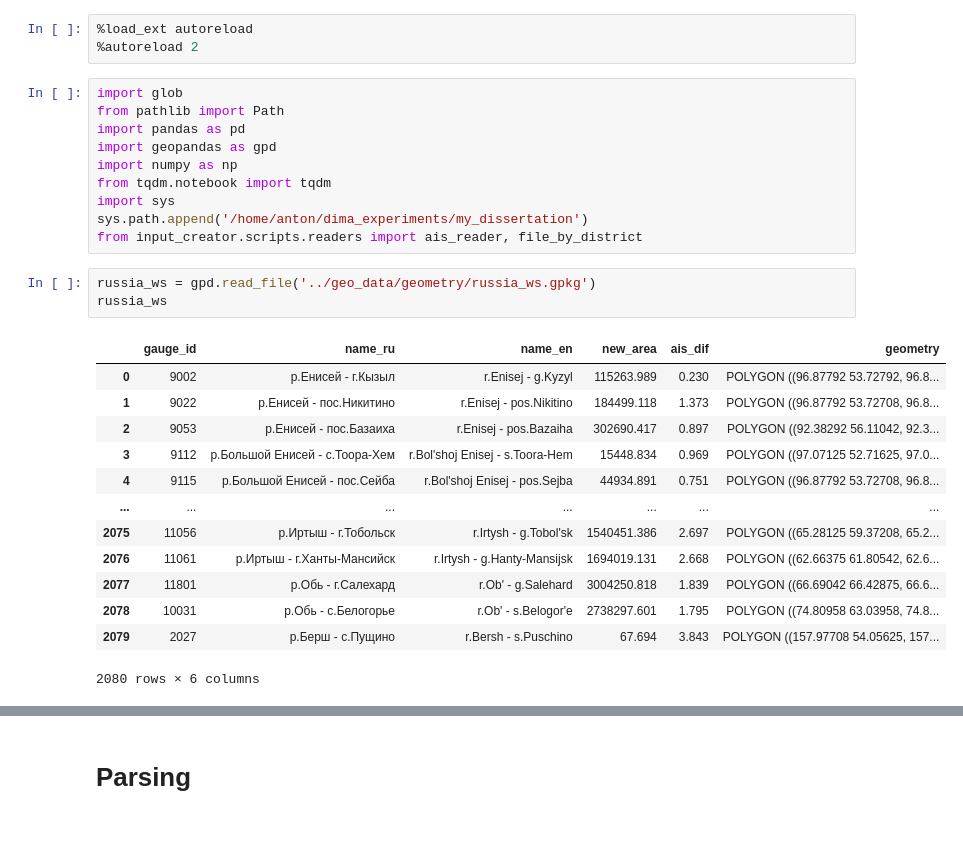
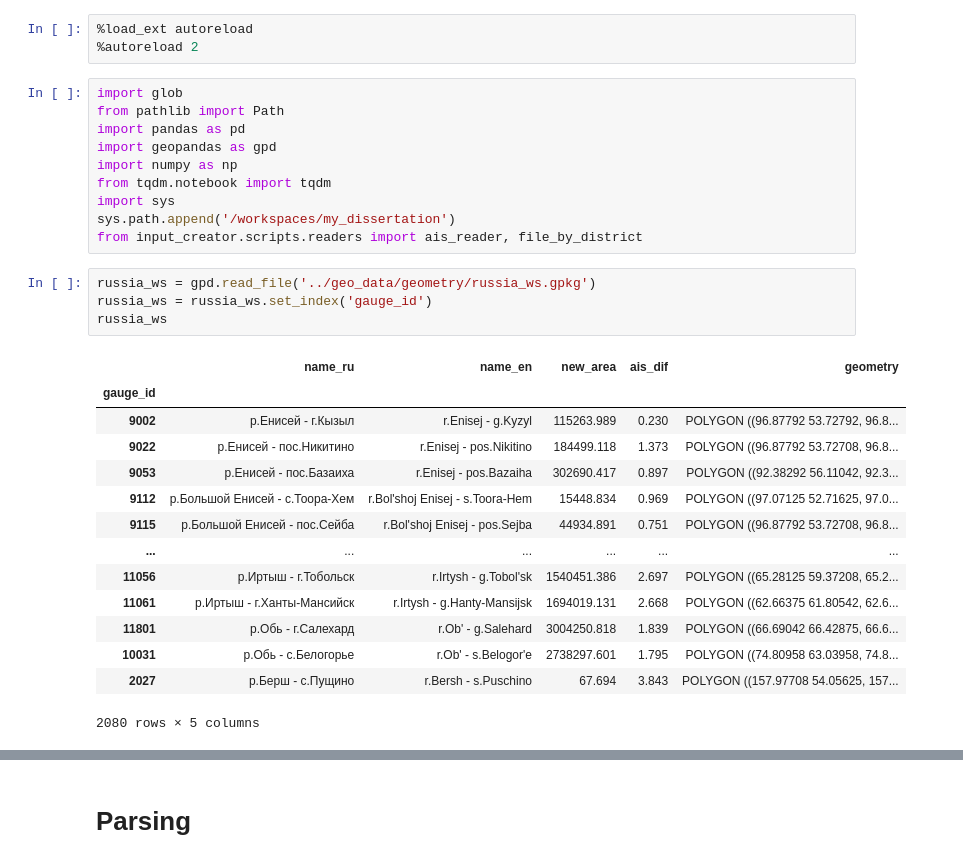
Before and after one commit to dmbrmv/my_dissertation, a Jupyter notebook: ais_parsers/ais_parser.ipynb, the cells around one changed output, grey strips where cells are left out. Saved outputs shown, nothing was run; the diff lists cells and outputs as text; blank space fills up the shorter version.

```diff
--- a/ais_parsers/ais_parser.ipynb
+++ b/ais_parsers/ais_parser.ipynb
@@ -9,22 +9,24 @@ import geopandas as gpd
 import numpy as np
 from tqdm.notebook import tqdm
 import sys
-sys.path.append('/home/anton/dima_experiments/my_dissertation')
+sys.path.append('/workspaces/my_dissertation')
 from input_creator.scripts.readers import ais_reader, file_by_district
 # %%
 russia_ws = gpd.read_file('../geo_data/geometry/russia_ws.gpkg')
+russia_ws = russia_ws.set_index('gauge_id')
 russia_ws
 # %% [output]
-|  | gauge_id | name_ru | name_en | new_area | ais_dif | geometry |
-| 0 | 9002 | р.Енисей - г.Кызыл | r.Enisej - g.Kyzyl | 115263.989 | 0.230 | POLYGON ((96.87792 53.72792, 96.8... |
-| 1 | 9022 | р.Енисей - пос.Никитино | r.Enisej - pos.Nikitino | 184499.118 | 1.373 | POLYGON ((96.87792 53.72708, 96.8... |
-| 2 | 9053 | р.Енисей - пос.Базаиха | r.Enisej - pos.Bazaiha | 302690.417 | 0.897 | POLYGON ((92.38292 56.11042, 92.3... |
-| 3 | 9112 | р.Большой Енисей - с.Тоора-Хем | r.Bol'shoj Enisej - s.Toora-Hem | 15448.834 | 0.969 | POLYGON ((97.07125 52.71625, 97.0... |
-| 4 | 9115 | р.Большой Енисей - пос.Сейба | r.Bol'shoj Enisej - pos.Sejba | 44934.891 | 0.751 | POLYGON ((96.87792 53.72708, 96.8... |
-| ... | ... | ... | ... | ... | ... | ... |
-| 2075 | 11056 | р.Иртыш - г.Тобольск | r.Irtysh - g.Tobol'sk | 1540451.386 | 2.697 | POLYGON ((65.28125 59.37208, 65.2... |
-| 2076 | 11061 | р.Иртыш - г.Ханты-Мансийск | r.Irtysh - g.Hanty-Mansijsk | 1694019.131 | 2.668 | POLYGON ((62.66375 61.80542, 62.6... |
-| 2077 | 11801 | р.Обь - г.Салехард | r.Ob' - g.Salehard | 3004250.818 | 1.839 | POLYGON ((66.69042 66.42875, 66.6... |
-| 2078 | 10031 | р.Обь - с.Белогорье | r.Ob' - s.Belogor'e | 2738297.601 | 1.795 | POLYGON ((74.80958 63.03958, 74.8... |
-| 2079 | 2027 | р.Берш - с.Пущино | r.Bersh - s.Puschino | 67.694 | 3.843 | POLYGON ((157.97708 54.05625, 157... |
+|  | name_ru | name_en | new_area | ais_dif | geometry |
+| gauge_id |  |  |  |  |  |
+| 9002 | р.Енисей - г.Кызыл | r.Enisej - g.Kyzyl | 115263.989 | 0.230 | POLYGON ((96.87792 53.72792, 96.8... |
+| 9022 | р.Енисей - пос.Никитино | r.Enisej - pos.Nikitino | 184499.118 | 1.373 | POLYGON ((96.87792 53.72708, 96.8... |
+| 9053 | р.Енисей - пос.Базаиха | r.Enisej - pos.Bazaiha | 302690.417 | 0.897 | POLYGON ((92.38292 56.11042, 92.3... |
+| 9112 | р.Большой Енисей - с.Тоора-Хем | r.Bol'shoj Enisej - s.Toora-Hem | 15448.834 | 0.969 | POLYGON ((97.07125 52.71625, 97.0... |
+| 9115 | р.Большой Енисей - пос.Сейба | r.Bol'shoj Enisej - pos.Sejba | 44934.891 | 0.751 | POLYGON ((96.87792 53.72708, 96.8... |
+| ... | ... | ... | ... | ... | ... |
+| 11056 | р.Иртыш - г.Тобольск | r.Irtysh - g.Tobol'sk | 1540451.386 | 2.697 | POLYGON ((65.28125 59.37208, 65.2... |
+| 11061 | р.Иртыш - г.Ханты-Мансийск | r.Irtysh - g.Hanty-Mansijsk | 1694019.131 | 2.668 | POLYGON ((62.66375 61.80542, 62.6... |
+| 11801 | р.Обь - г.Салехард | r.Ob' - g.Salehard | 3004250.818 | 1.839 | POLYGON ((66.69042 66.42875, 66.6... |
+| 10031 | р.Обь - с.Белогорье | r.Ob' - s.Belogor'e | 2738297.601 | 1.795 | POLYGON ((74.80958 63.03958, 74.8... |
+| 2027 | р.Берш - с.Пущино | r.Bersh - s.Puschino | 67.694 | 3.843 | POLYGON ((157.97708 54.05625, 157... |
-2080 rows × 6 columns
+2080 rows × 5 columns
```
Also changed, not shown: parts of 2 cells of this notebook, 18 other files.
